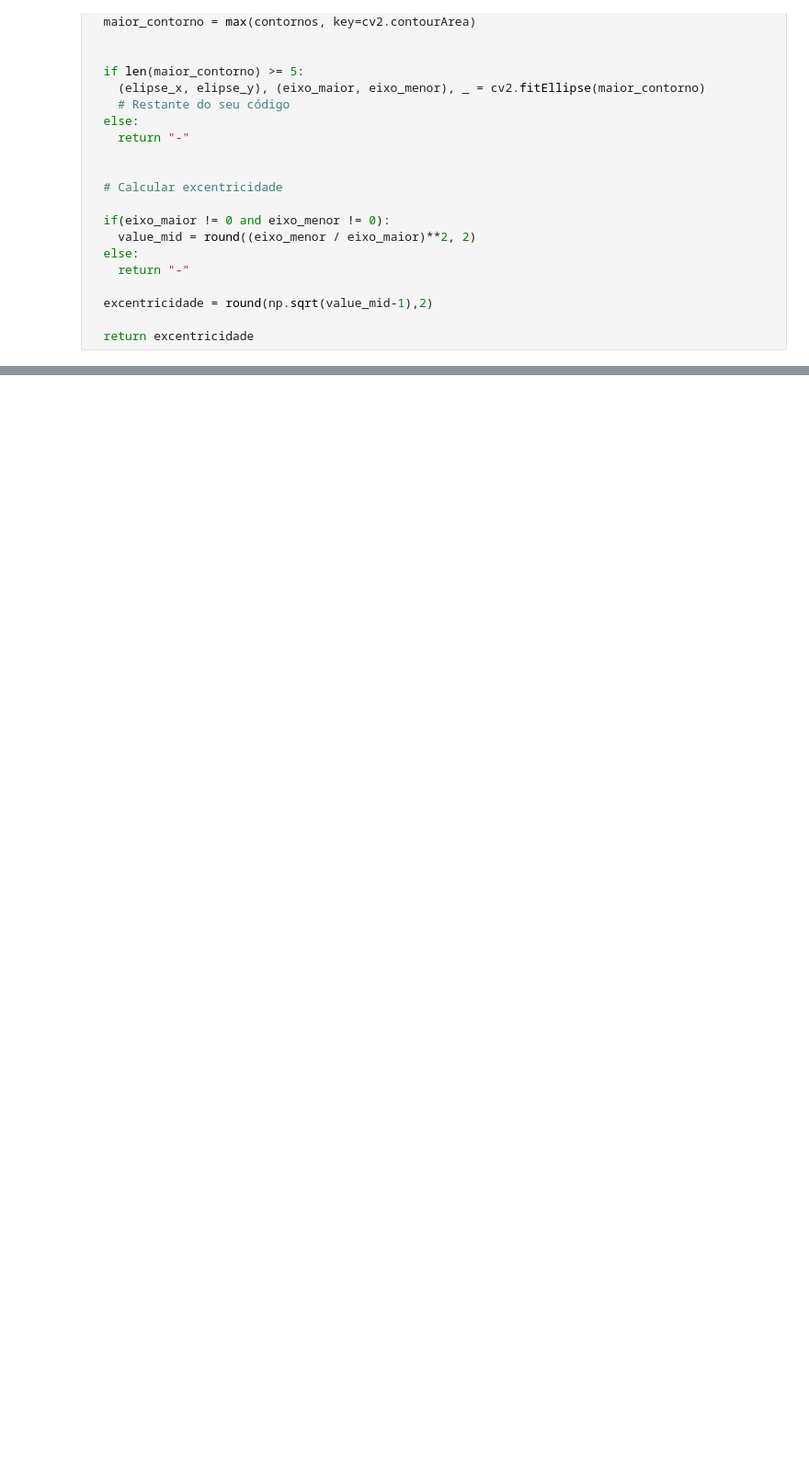
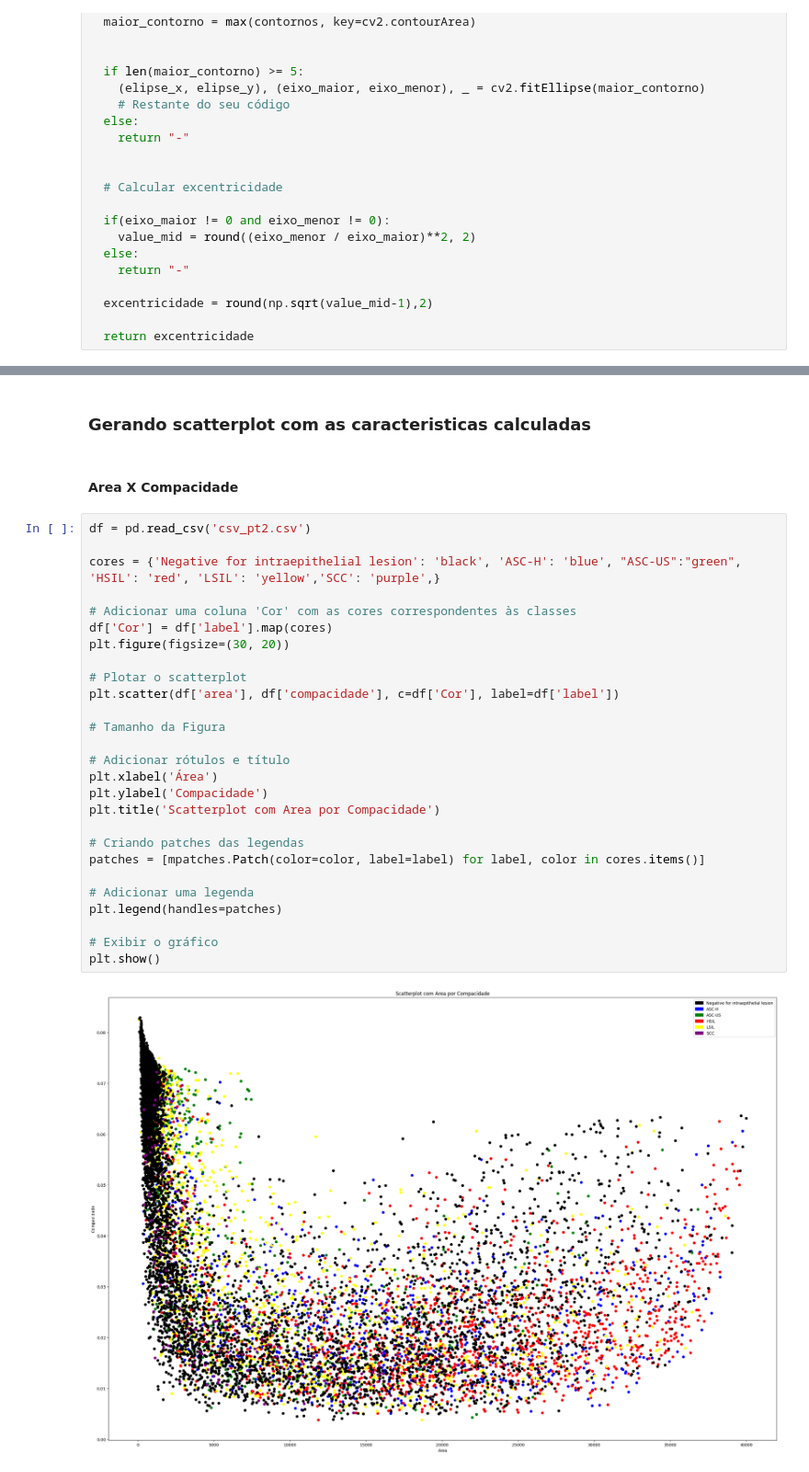
Before and after one commit to viniciushgiovanini/pai-papanicolau, a Jupyter notebook: src/AI/processamento_testes_part2.ipynb, the cells around one changed output, grey strips where cells are left out. Shown at 92% size. Cells and saved outputs as stored; diff of their text form; blank space fills up the shorter version.

Commit message:
feat: add plot scatterplot

```diff
--- a/src/AI/processamento_testes_part2.ipynb
+++ b/src/AI/processamento_testes_part2.ipynb
@@ -106,0 +122,33 @@ df.to_csv('csv_pt2.csv', index=False)
+# %% [markdown]
+### Gerando scatterplot com as caracteristicas calculadas
+# %% [markdown]
+#### Area X Compacidade
+# %%
+df = pd.read_csv('csv_pt2.csv')
+
+cores = {'Negative for intraepithelial lesion': 'black', 'ASC-H': 'blue', "ASC-US":"green", 'HSIL': 'red', 'LSIL': 'yellow','SCC': 'purple',}
+
+# Adicionar uma coluna 'Cor' com as cores correspondentes às classes
+df['Cor'] = df['label'].map(cores)
+plt.figure(figsize=(30, 20))
+
+# Plotar o scatterplot
+plt.scatter(df['area'], df['compacidade'], c=df['Cor'], label=df['label'])
+
+# Tamanho da Figura
+
+# Adicionar rótulos e título
+plt.xlabel('Área')
+plt.ylabel('Compacidade')
+plt.title('Scatterplot com Area por Compacidade')
+
+# Criando patches das legendas
+patches = [mpatches.Patch(color=color, label=label) for label, color in cores.items()]
+
+# Adicionar uma legenda
+plt.legend(handles=patches)
+
+# Exibir o gráfico
+plt.show()
+# %% [output]
+[figure, added]
```
Also changed, not shown: parts of 10 cells of this notebook, 2 other files.
